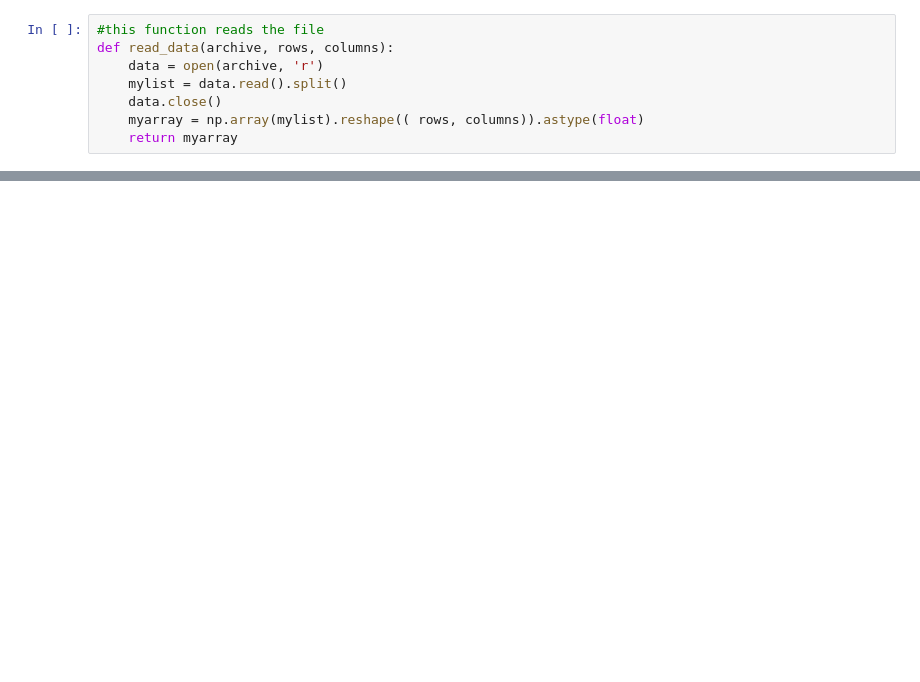
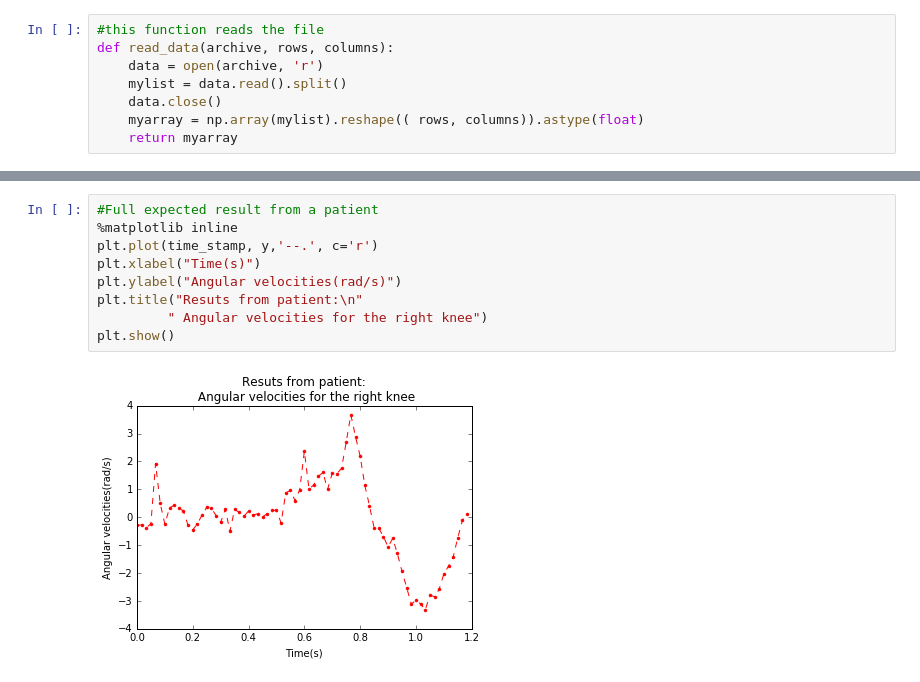
Before and after one commit to ithallojunior/NN_compare, a Jupyter notebook: MLP_final_test/MLP_from_data.ipynb, the cells around one changed output, grey strips where cells are left out. Cells and saved outputs as stored; diff of their text form; blank space fills up the shorter version.

```diff
--- a/MLP_final_test/MLP_from_data.ipynb
+++ b/MLP_final_test/MLP_from_data.ipynb
@@ -67,2 +95,13 @@ Accuracy: 0.640697149849
+# %%
+#Full expected result from a patient
+%matplotlib inline
+plt.plot(time_stamp, y,'--.', c='r')
+plt.xlabel("Time(s)")
+plt.ylabel("Angular velocities(rad/s)")
+plt.title("Resuts from patient:\n"
+         " Angular velocities for the right knee")
+plt.show()
+# %% [output]
+[figure, added]
 # %%
 #example for handling examples of  matrices
```
Also changed, not shown: parts of 10 cells of this notebook, 6 other files.
